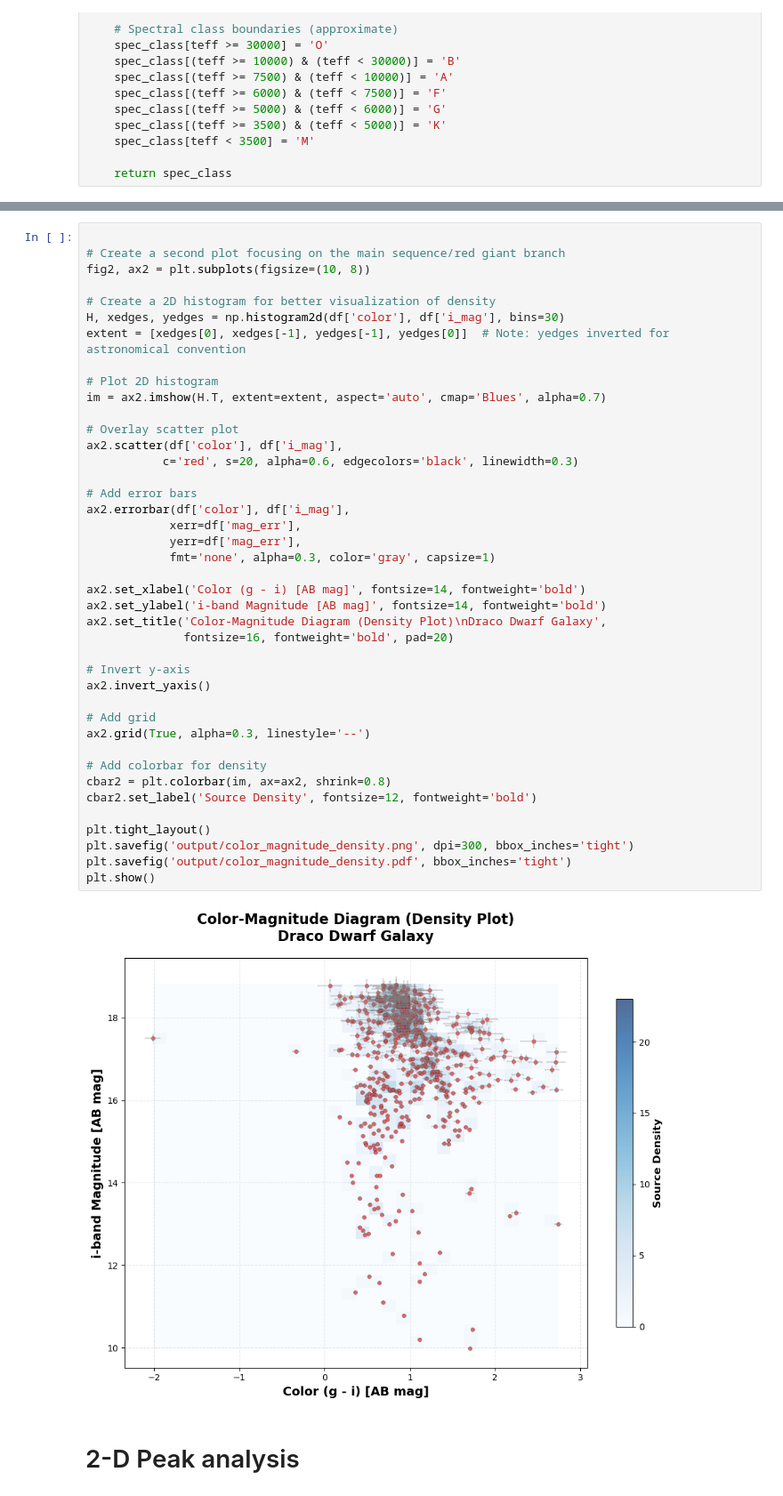
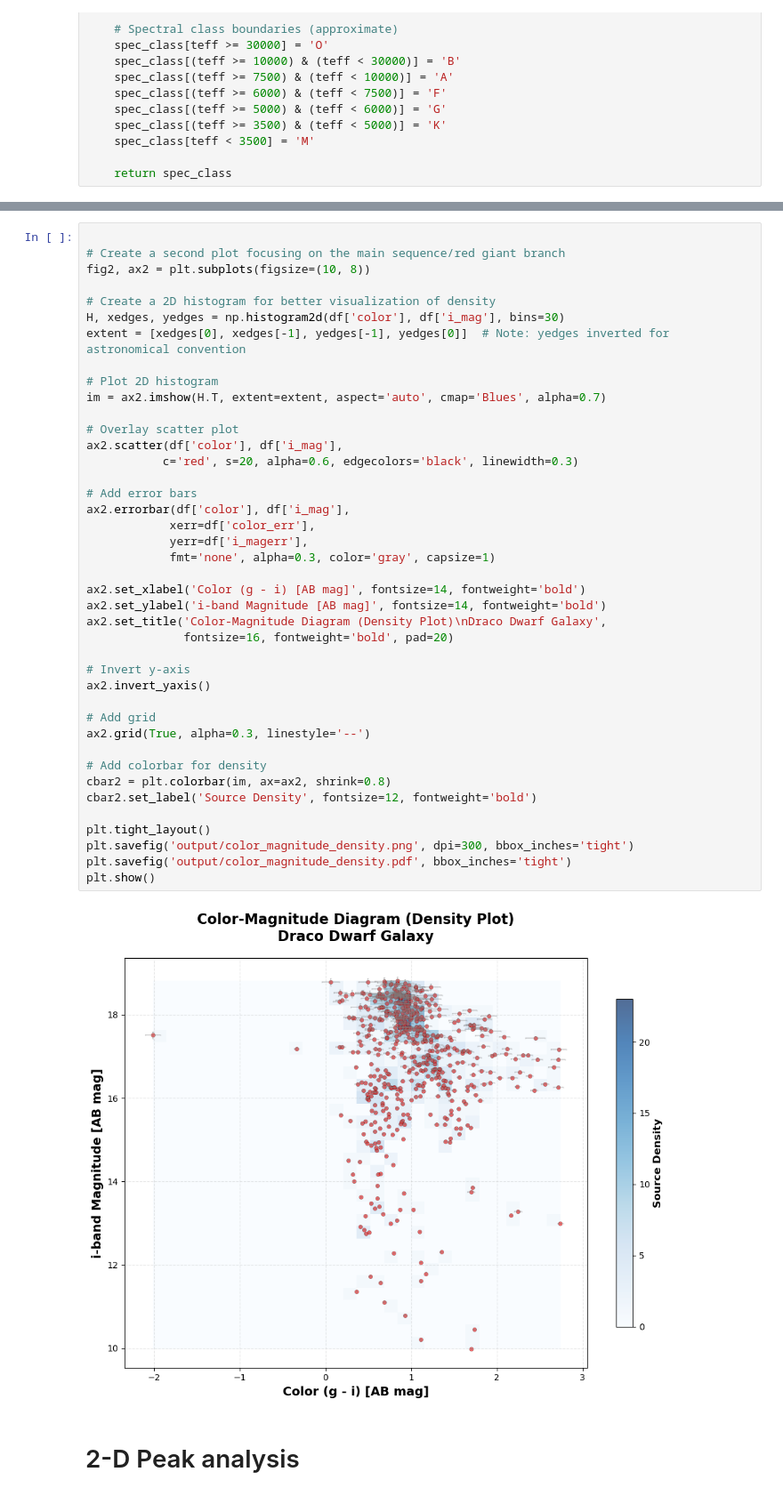
Before and after one commit to skp80286/trgb, a Jupyter notebook: exploration.ipynb, the cells around one changed output, grey strips where cells are left out. Shown at 89% size. Drawn from its saved outputs; the diff is of its cells as text.

```diff
--- a/exploration.ipynb
+++ b/exploration.ipynb
@@ -502,36 +508,36 @@ extent = [xedges[0], xedges[-1], yedges[-1], yedges[0]]  # Note: yedges inverted
 im = ax2.imshow(H.T, extent=extent, aspect='auto', cmap='Blues', alpha=0.7)
 
 # Overlay scatter plot
 ax2.scatter(df['color'], df['i_mag'],
            c='red', s=20, alpha=0.6, edgecolors='black', linewidth=0.3)
 
 # Add error bars
 ax2.errorbar(df['color'], df['i_mag'],
-            xerr=df['mag_err'],
-            yerr=df['mag_err'],
+            xerr=df['color_err'],
+            yerr=df['i_magerr'],
             fmt='none', alpha=0.3, color='gray', capsize=1)
 
 ax2.set_xlabel('Color (g - i) [AB mag]', fontsize=14, fontweight='bold')
 ax2.set_ylabel('i-band Magnitude [AB mag]', fontsize=14, fontweight='bold')
 ax2.set_title('Color-Magnitude Diagram (Density Plot)\nDraco Dwarf Galaxy',
               fontsize=16, fontweight='bold', pad=20)
 
 # Invert y-axis
 ax2.invert_yaxis()
 
 # Add grid
 ax2.grid(True, alpha=0.3, linestyle='--')
 
 # Add colorbar for density
 cbar2 = plt.colorbar(im, ax=ax2, shrink=0.8)
 cbar2.set_label('Source Density', fontsize=12, fontweight='bold')
 
 plt.tight_layout()
 plt.savefig('output/color_magnitude_density.png', dpi=300, bbox_inches='tight')
 plt.savefig('output/color_magnitude_density.pdf', bbox_inches='tight')
 plt.show()
 # %% [output]
-[figure, old version]
+[figure, new version]
 # %% [markdown]
 # 2-D Peak analysis
 # %%
```
Also changed, not shown: parts of 4 cells of this notebook, 5 other files.
